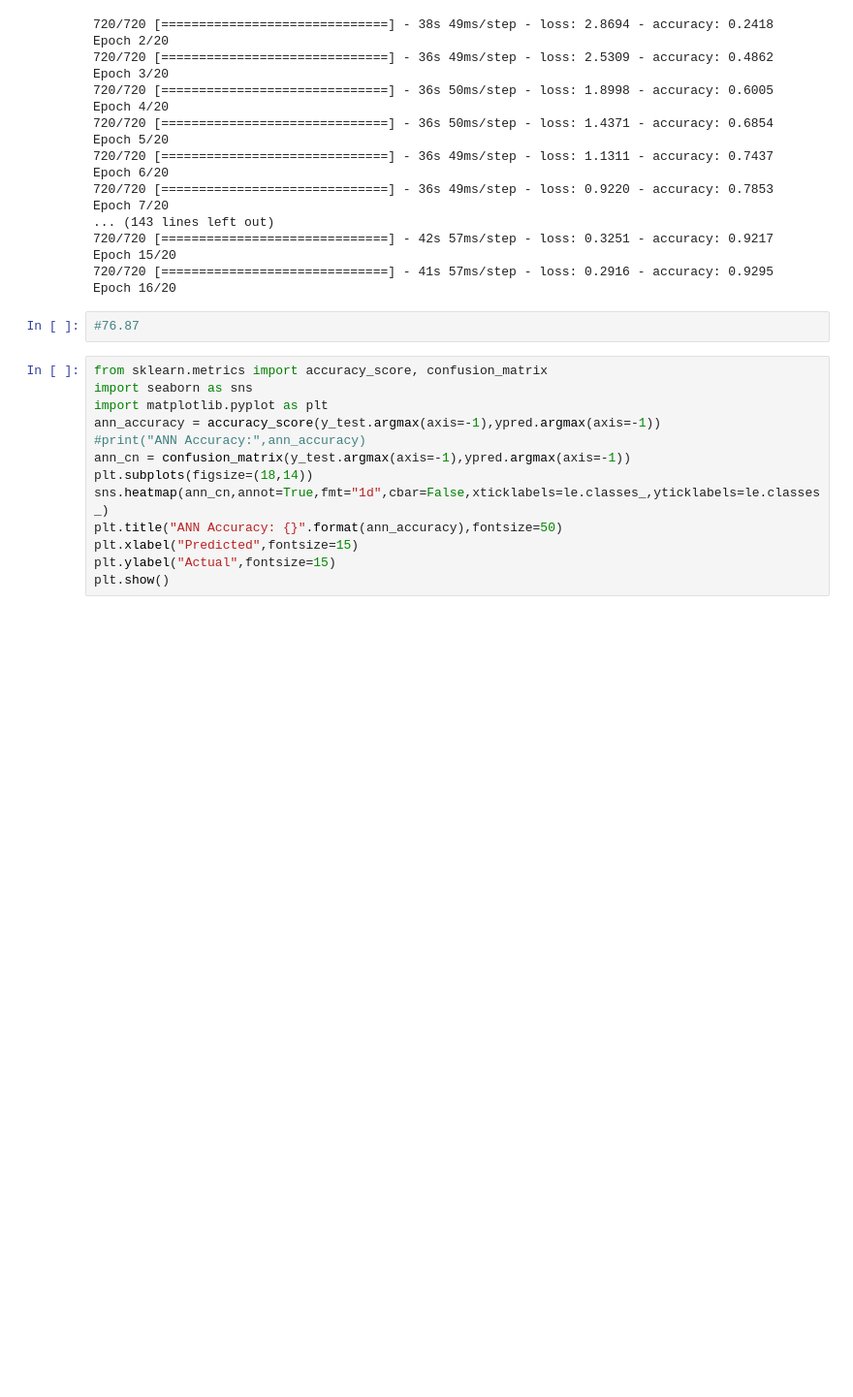
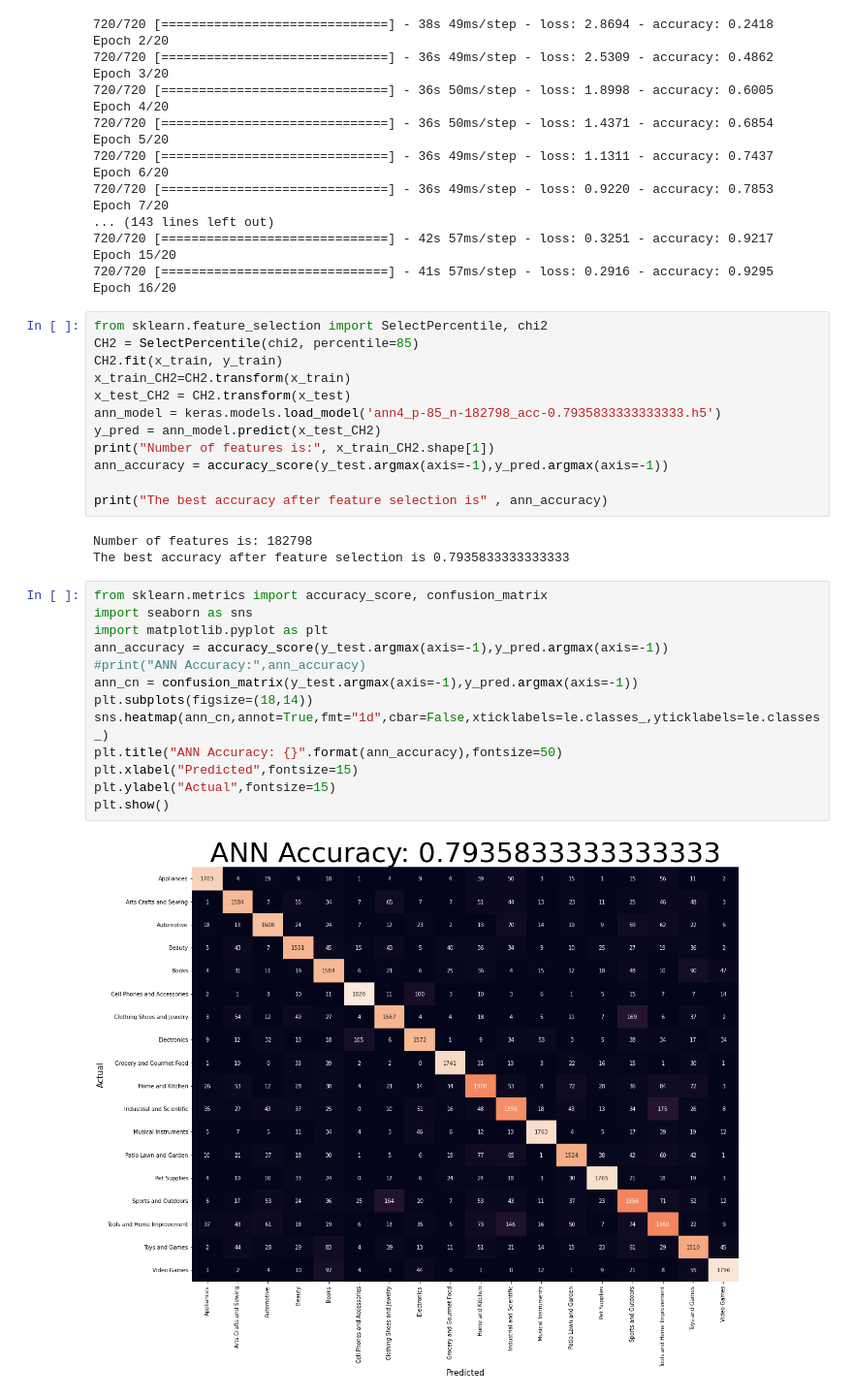
Before and after one commit to NextmediaMa/Product-Classification, a Jupyter notebook: anntest3.ipynb, the cells around one changed output. Shown at 97% size. Drawn from its saved outputs; the diff is of its cells as text; blank space fills up the shorter version.

```diff
--- a/anntest3.ipynb
+++ b/anntest3.ipynb
@@ -182,21 +182,36 @@ Epoch 7/20
 Epoch 15/20
 720/720 [==============================] - 41s 57ms/step - loss: 0.2916 - accuracy: 0.9295
 Epoch 16/20
-# %%
-#76.87
+# %%
+from sklearn.feature_selection import SelectPercentile, chi2
+CH2 = SelectPercentile(chi2, percentile=85)
+CH2.fit(x_train, y_train)
+x_train_CH2=CH2.transform(x_train)
+x_test_CH2 = CH2.transform(x_test)
+ann_model = keras.models.load_model('ann4_p-85_n-182798_acc-0.7935833333333333.h5')
+y_pred = ann_model.predict(x_test_CH2)
+print("Number of features is:", x_train_CH2.shape[1])
+ann_accuracy = accuracy_score(y_test.argmax(axis=-1),y_pred.argmax(axis=-1))
+
+print("The best accuracy after feature selection is" , ann_accuracy)
+# %% [output]
+Number of features is: 182798
+The best accuracy after feature selection is 0.7935833333333333
 # %%
 from sklearn.metrics import accuracy_score, confusion_matrix
 import seaborn as sns
 import matplotlib.pyplot as plt
-ann_accuracy = accuracy_score(y_test.argmax(axis=-1),ypred.argmax(axis=-1))
+ann_accuracy = accuracy_score(y_test.argmax(axis=-1),y_pred.argmax(axis=-1))
 #print("ANN Accuracy:",ann_accuracy)
-ann_cn = confusion_matrix(y_test.argmax(axis=-1),ypred.argmax(axis=-1))
+ann_cn = confusion_matrix(y_test.argmax(axis=-1),y_pred.argmax(axis=-1))
 plt.subplots(figsize=(18,14))
 sns.heatmap(ann_cn,annot=True,fmt="1d",cbar=False,xticklabels=le.classes_,yticklabels=le.classes_)
 plt.title("ANN Accuracy: {}".format(ann_accuracy),fontsize=50)
 plt.xlabel("Predicted",fontsize=15)
 plt.ylabel("Actual",fontsize=15)
 plt.show()
+# %% [output]
+[figure, added]
 # %%
 fig3, axe1 = plt.subplots(nrows=1, ncols=2, figsize=(15,5))
 axe1[0].plot(ann_history.history["accuracy"],label="accuracy",color="blue")
```
Also changed, not shown: parts of 3 cells of this notebook.
